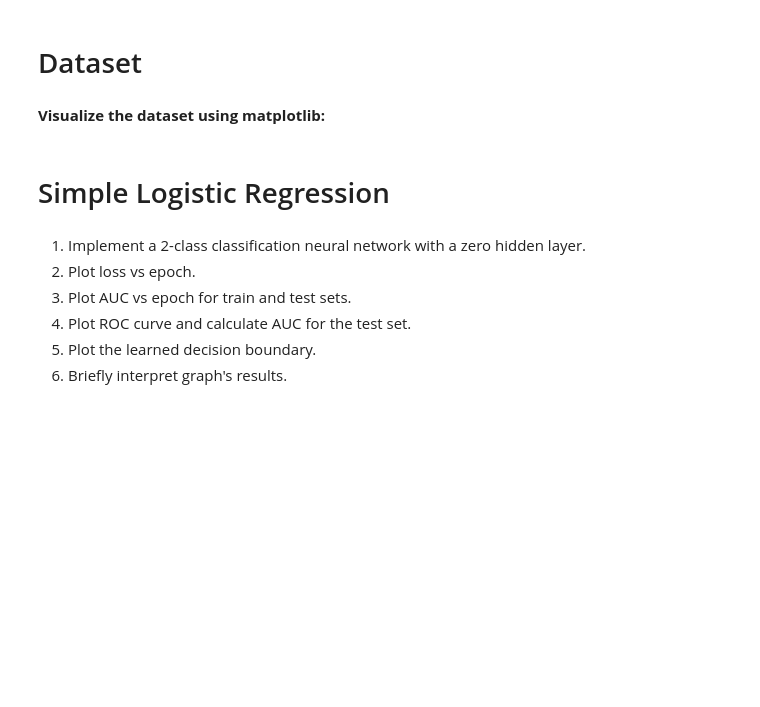
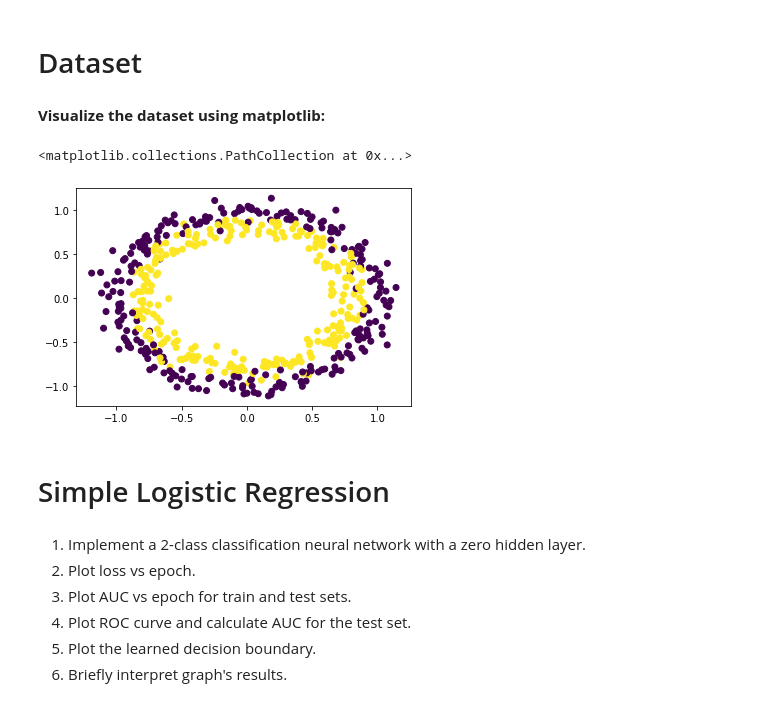
Before and after one commit to danieldemayo/DeepLearning, a Jupyter notebook: EX_1_TAU .ipynb, the cells around one changed output. Saved outputs shown, nothing was run; the diff lists cells and outputs as text; code cells hidden in the pictures; blank space fills up the shorter version.

Commit message:
scatter + define the model (class)

```diff
--- a/EX_1_TAU .ipynb
+++ b/EX_1_TAU .ipynb
@@ -37,3 +35,8 @@ x_train, x_test, y_train, y_test = train_test_split(x, y, test_size=0.3)
+# %%
+plt.scatter(x[:,0], x[:,1], c=y)
+# %% [output]
+<matplotlib.collections.PathCollection at 0x...>
+[figure, added]
 # %% [markdown]
 # Simple Logistic Regression
 # %% [markdown]
```
Also changed, not shown: parts of 3 cells of this notebook.
